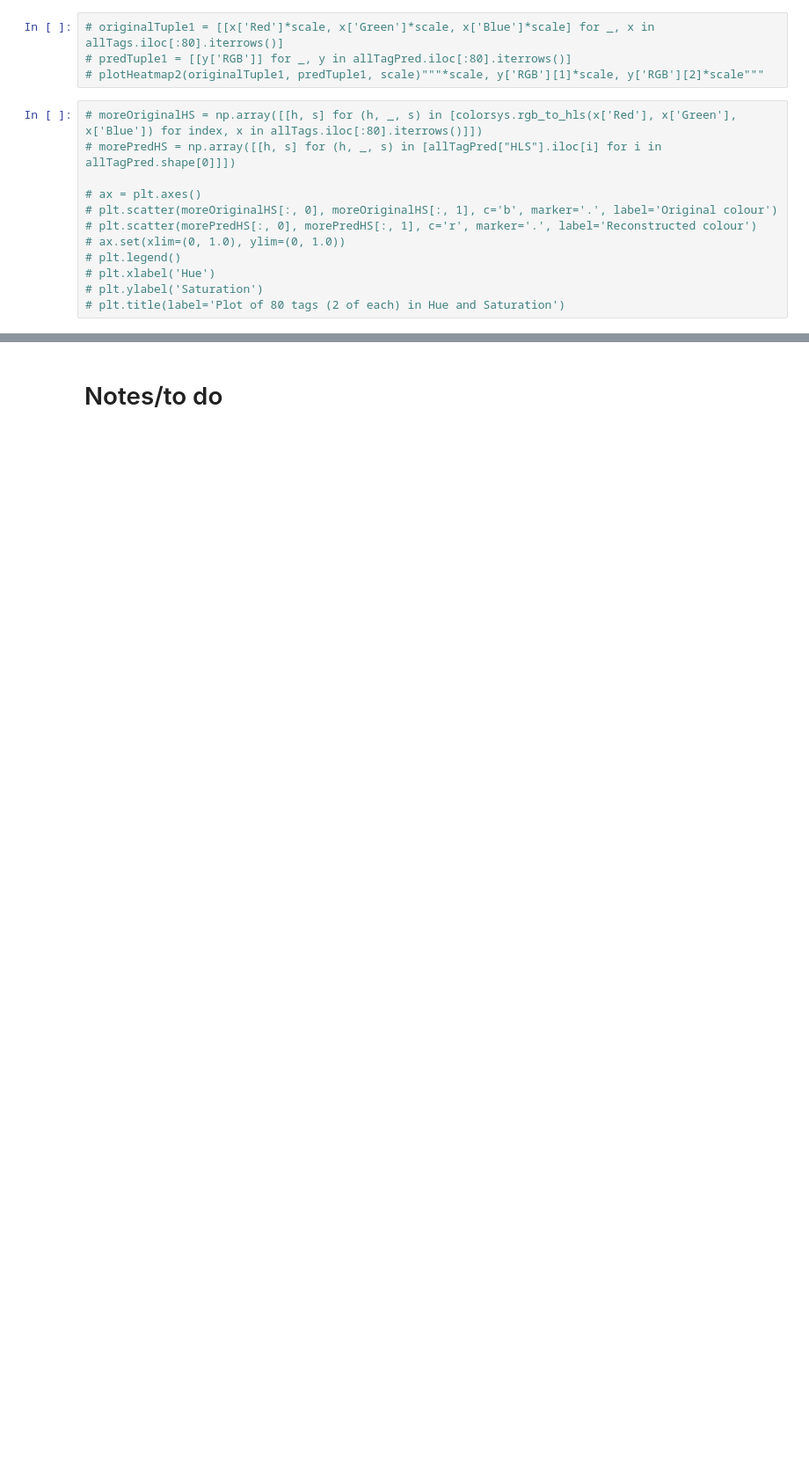
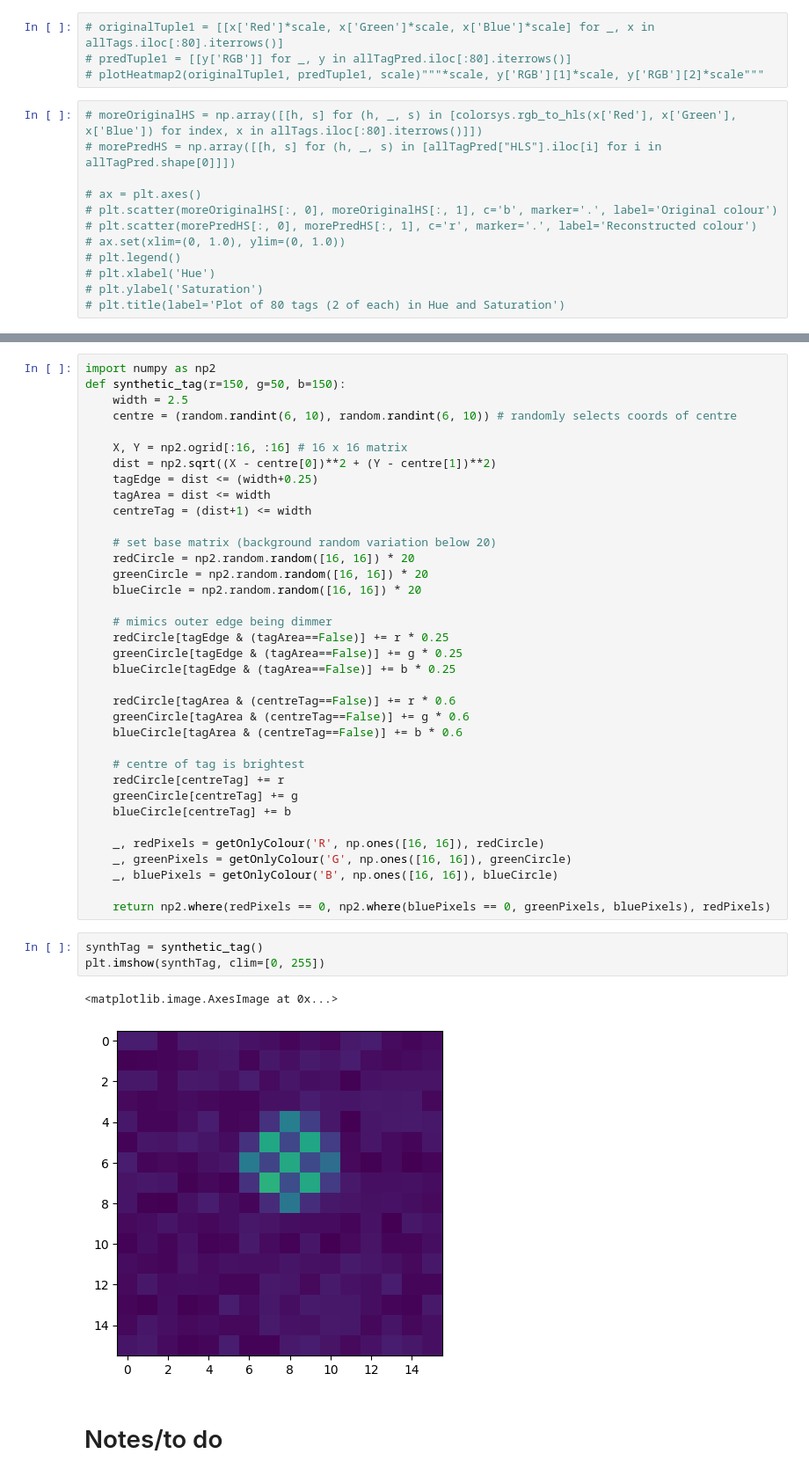
Before and after one commit to acb21kb/bumblebee-tags, a Jupyter notebook: open_files.ipynb, the cells around one changed output, grey strips where cells are left out. Shown at 88% size. Drawn from its saved outputs; the diff is of its cells as text; blank space fills up the shorter version.

Commit message:
Created function to generate synthetic tag of a given colour for testing purposes

```diff
--- a/open_files.ipynb
+++ b/open_files.ipynb
@@ -707,3 +696,45 @@ allTagPred
+# %%
+import numpy as np2
+def synthetic_tag(r=150, g=50, b=150):
+    width = 2.5
+    centre = (random.randint(6, 10), random.randint(6, 10)) # randomly selects coords of centre
+
+    X, Y = np2.ogrid[:16, :16] # 16 x 16 matrix
+    dist = np2.sqrt((X - centre[0])**2 + (Y - centre[1])**2)
+    tagEdge = dist <= (width+0.25)
+    tagArea = dist <= width
+    centreTag = (dist+1) <= width
+
+    # set base matrix (background random variation below 20)
+    redCircle = np2.random.random([16, 16]) * 20
+    greenCircle = np2.random.random([16, 16]) * 20
+    blueCircle = np2.random.random([16, 16]) * 20
+
+    # mimics outer edge being dimmer
+    redCircle[tagEdge & (tagArea==False)] += r * 0.25
+    greenCircle[tagEdge & (tagArea==False)] += g * 0.25
+    blueCircle[tagEdge & (tagArea==False)] += b * 0.25
+
+    redCircle[tagArea & (centreTag==False)] += r * 0.6
+    greenCircle[tagArea & (centreTag==False)] += g * 0.6
+    blueCircle[tagArea & (centreTag==False)] += b * 0.6
+
+    # centre of tag is brightest
+    redCircle[centreTag] += r
+    greenCircle[centreTag] += g
+    blueCircle[centreTag] += b
+
+    _, redPixels = getOnlyColour('R', np.ones([16, 16]), redCircle)
+    _, greenPixels = getOnlyColour('G', np.ones([16, 16]), greenCircle)
+    _, bluePixels = getOnlyColour('B', np.ones([16, 16]), blueCircle)
+
+    return np2.where(redPixels == 0, np2.where(bluePixels == 0, greenPixels, bluePixels), redPixels)
+# %%
+synthTag = synthetic_tag()
+plt.imshow(synthTag, clim=[0, 255])
+# %% [output]
+<matplotlib.image.AxesImage at 0x...>
+[figure, added]
 # %% [markdown]
 # Notes/to do
 # %%
```
Also changed, not shown: parts of 11 cells of this notebook.
